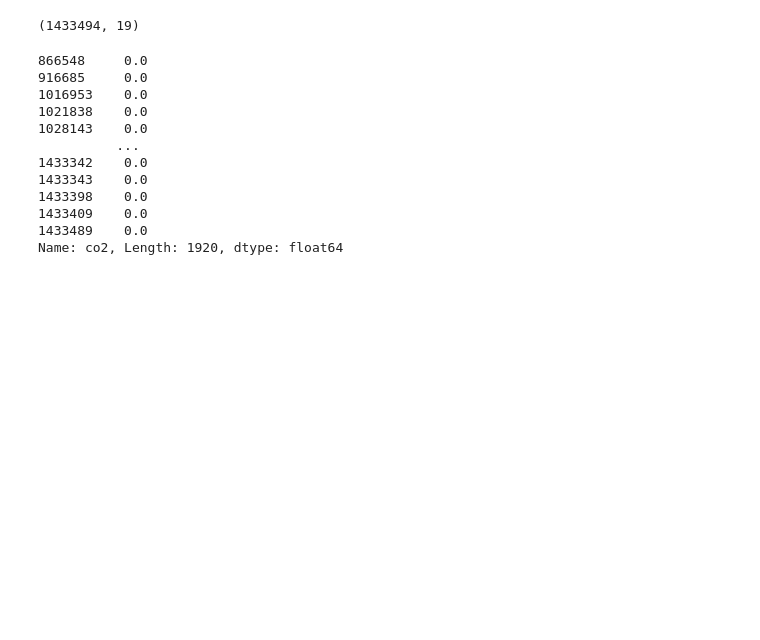
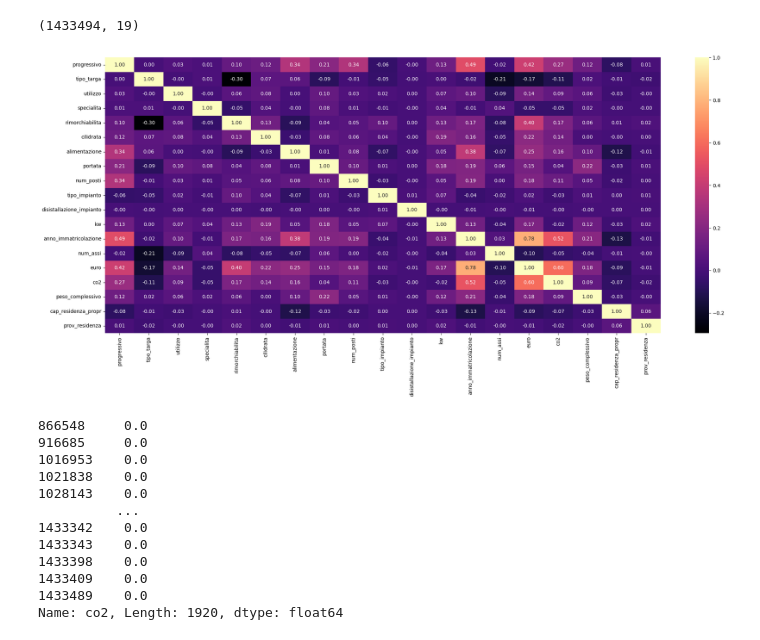
Before and after one commit to pit0500/accenture_challenge, a Jupyter notebook: accenture_challenge/model.ipynb, the cells around one changed output. Cells and saved outputs as stored; diff of their text form; code cells hidden in the pictures; blank space fills up the shorter version.

```diff
--- a/accenture_challenge/model.ipynb
+++ b/accenture_challenge/model.ipynb
@@ -71,6 +74,21 @@ memory usage: 207.8+ MB
 df.shape
 # %% [output]
 (1433494, 19)
+# %%
+df_heatmap = df.copy()
+
+# Manually encode each column
+for column in df.columns:
+    unique_values = df[column].unique()
+    value_mapping = {value: index for index, value in enumerate(unique_values)}
+    df_heatmap[column] = df[column].map(value_mapping)
+
+
+plt.figure(figsize=(25, 10))
+sb.heatmap(df_heatmap.corr(), annot=True, cmap='magma', fmt='.2f')
+plt.show()
+# %% [output]
+[figure, added]
 # %%
 df = df[~((df["co2"] == 0) & (df["alimentazione"] != "ELE"))].copy()
 
```
Also changed, not shown: parts of 16 cells of this notebook, 1 other file.
